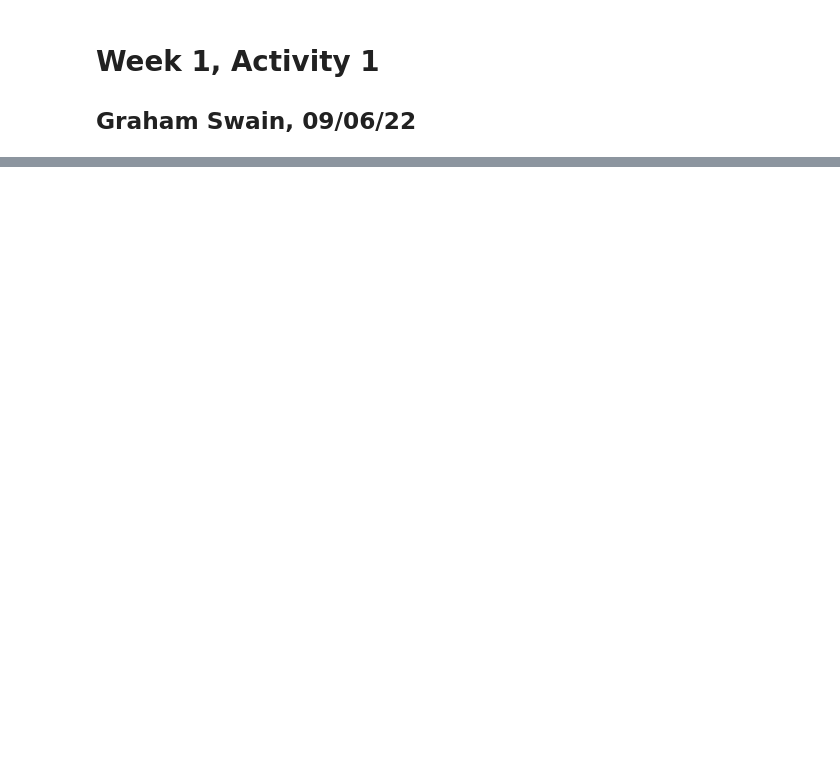
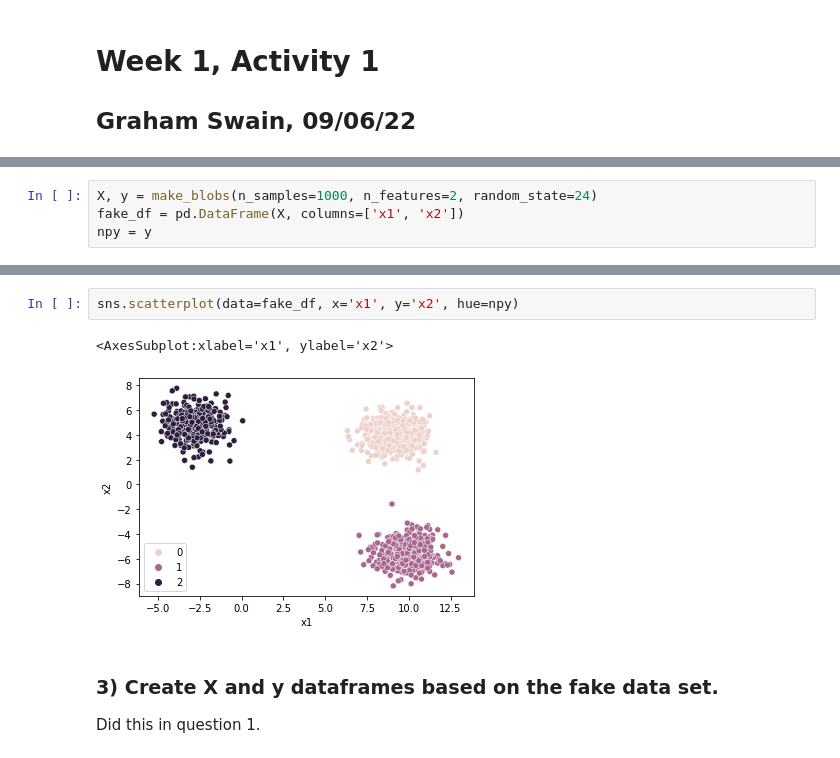
Before and after one commit to gnswain/math475, a Jupyter notebook: week2/w2a1.ipynb, the cells around one changed output, grey strips where cells are left out. Saved outputs shown, nothing was run; the diff lists cells and outputs as text; blank space fills up the shorter version.

```diff
--- a/week2/w2a1.ipynb
+++ b/week2/w2a1.ipynb
@@ -38,0 +16,4 @@ sns.scatterplot(data=fake_data[0])
+# %%
+X, y = make_blobs(n_samples=1000, n_features=2, random_state=24)
+fake_df = pd.DataFrame(X, columns=['x1', 'x2'])
+npy = y
@@ -38,0 +24,9 @@ sns.scatterplot(data=fake_data[0])
+# %%
+sns.scatterplot(data=fake_df, x='x1', y='x2', hue=npy)
+# %% [output]
+<AxesSubplot:xlabel='x1', ylabel='x2'>
+[figure, added]
+# %% [markdown]
+### **3)** Create X and y dataframes based on the fake data set.
+
+Did this in question 1.
```
Also changed, not shown: parts of 11 cells of this notebook.
